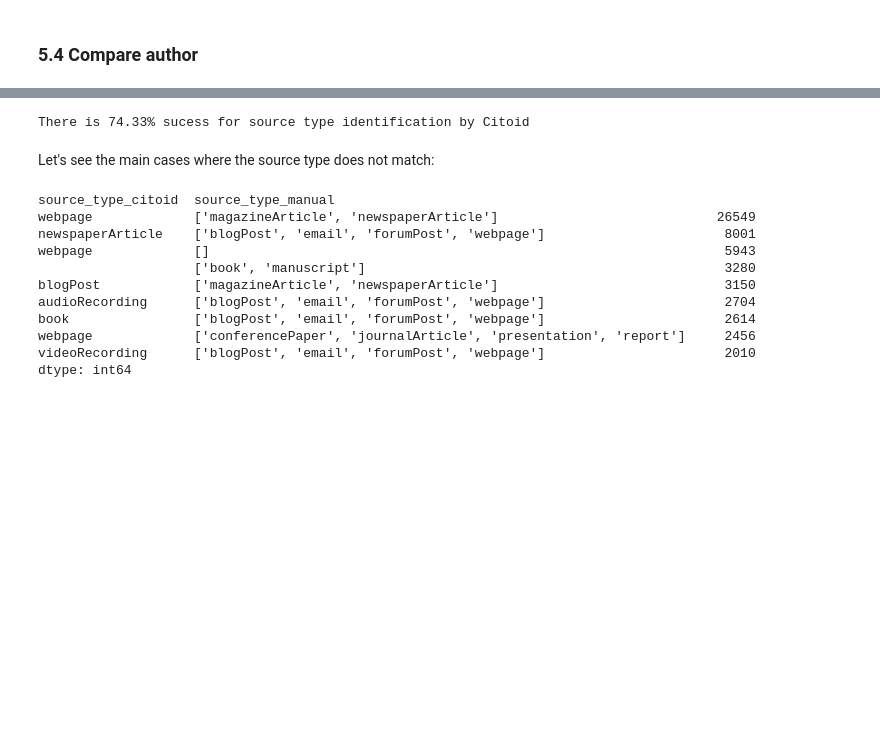
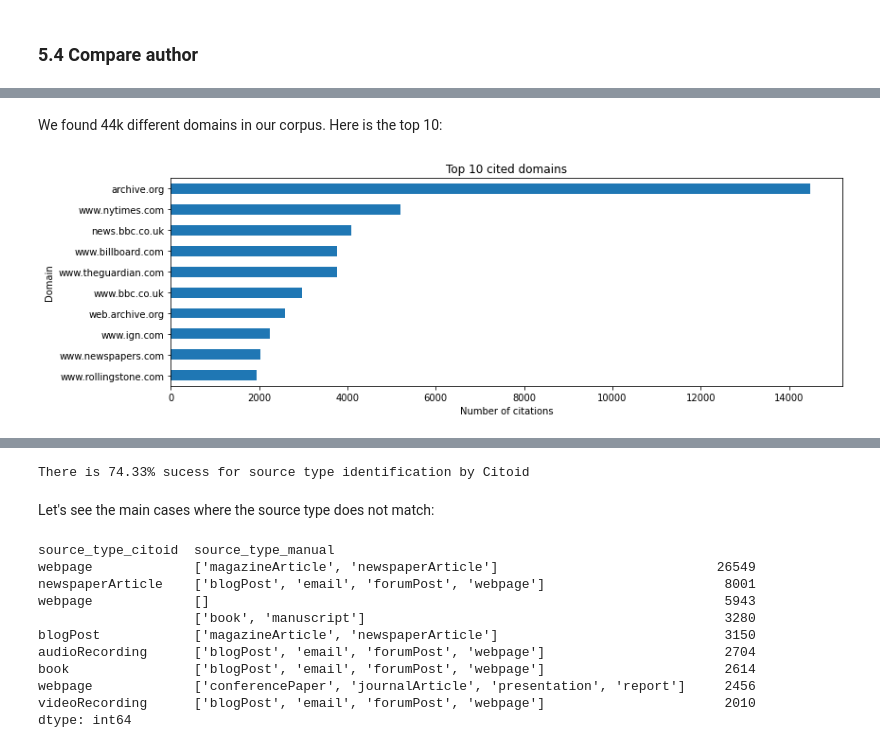
Before and after one commit to hdlabconicet/Web2Cit-research, a Jupyter notebook: understand-citoid-coverage.ipynb, the cells around one changed output, grey strips where cells are left out. Drawn from its saved outputs; the diff is of its cells as text; code cells hidden in the pictures; blank space fills up the shorter version.

```diff
--- a/understand-citoid-coverage.ipynb
+++ b/understand-citoid-coverage.ipynb
@@ -1369,0 +1463,2 @@ comparison.to_csv("eval/eval_all_citations.csv.gz", index=False)
+# %%
+scores['domain'] = scores['url'].map(lambda x : urlparse(x).netloc)
@@ -1369,0 +1470,14 @@ comparison.to_csv("eval/eval_all_citations.csv.gz", index=False)
+# %% [markdown]
+We found 44k different domains in our corpus. Here is the top 10:
+# %%
+top_domains = domain_counts[10:0:-1]
+
+ax = top_domains.plot(figsize=[12,4], title="Top 10 cited domains", legend=False, kind="barh")
+ax.set_ylabel("Domain")
+ax.set_xlabel("Number of citations")
+
+plt.tight_layout()
+plt.savefig("plots/top_cited_domains.png")
+plt.show()
+# %% [output]
+[figure, added]
```
Also changed, not shown: parts of 62 cells of this notebook, 6 other files.
